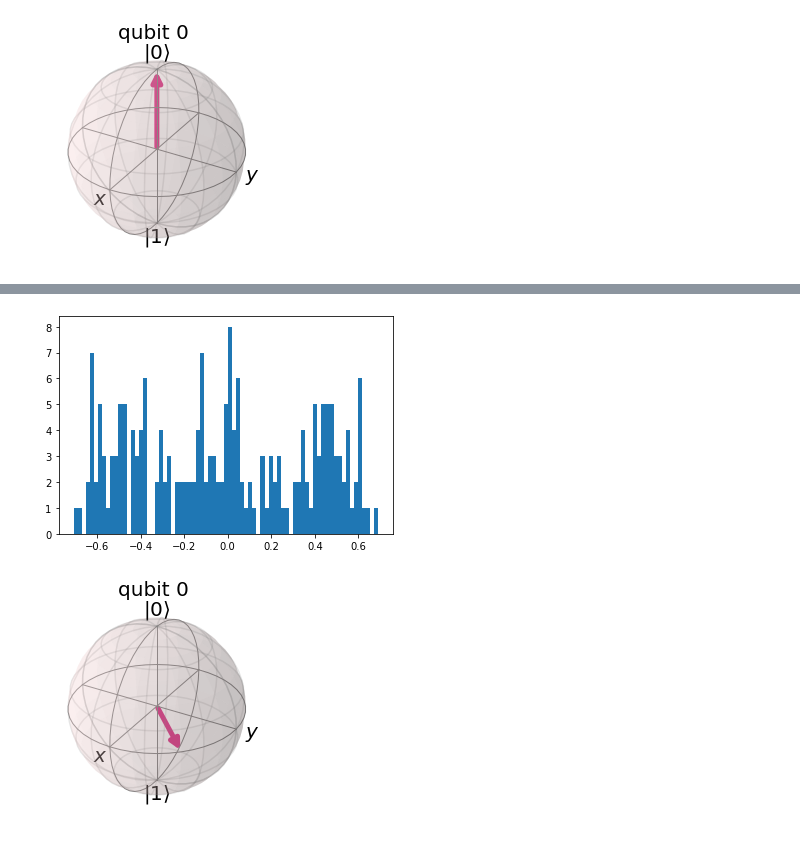
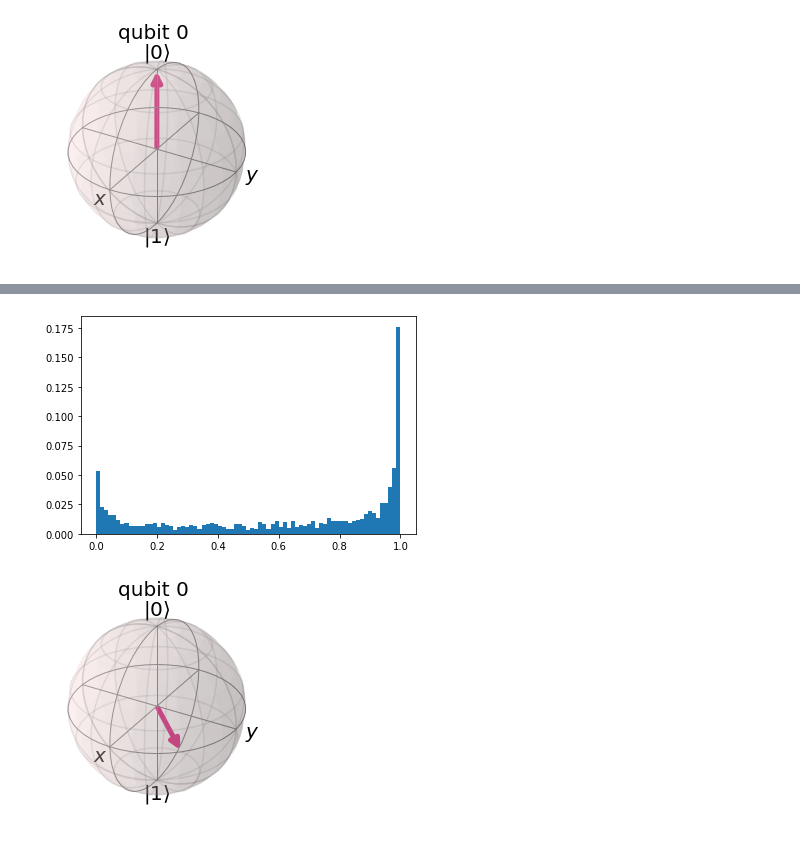
Before and after one commit to bagmk/Quantum_Machine_Learning_Express, a Jupyter notebook: Expressibility and entangling capability of parameterized quantum circuits/Untitled.ipynb, the cells around one changed output, grey strips where cells are left out. Cells and saved outputs as stored; diff of their text form; code cells hidden in the pictures.

```diff
--- a/Expressibility and entangling capability of parameterized quantum circuits/Untitled.ipynb
+++ b/Expressibility and entangling capability of parameterized quantum circuits/Untitled.ipynb
@@ -90,11 +90,11 @@ for x in range(nshot):
     count =result.get_counts()
 
     if '0' in count and '1' in count:
-        ratio=abs(1/math.sqrt(2)*math.sqrt(count['0']/nshot) +1/math.sqrt(2)*cmath.exp(j*th)*math.sqrt(count['1']/nshot))**2
+        ratio=abs(1/math.sqrt(2)*cmath.exp(-j*th/2)*math.sqrt(count['0']/nshot) +1/math.sqrt(2)*cmath.exp(j*th/2)*math.sqrt(count['1']/nshot))**2
     elif '0' in count and '1' not in count:
-        ratio=abs(1/math.sqrt(2)*math.sqrt(count['0']/nshot))**2
+        ratio=abs(1/math.sqrt(2)*cmath.exp(-j*th/2)*math.sqrt(count['0']/nshot))**2
     else:
-        ratio=abs(1/math.sqrt(2)*cmath.exp(j*th)*math.sqrt(count['1']/nshot))**2
+        ratio=abs(1/math.sqrt(2)*cmath.exp(j*th/2)*math.sqrt(count['1']/nshot))**2
 
 
     fedelity.append(ratio)
@@ -107,4 +107,10 @@ plt.show()
 # %%
+th=2*pi*random()
+qr = QuantumRegister(1)
+cr = ClassicalRegister(1)
+qc = QuantumCircuit(qr, cr)
+qc.h(qr[0])
+qc.rz(th, qr[0])
 svsim = Aer.get_backend('statevector_simulator')
 qobj = assemble(qc)
 state = svsim.run(qobj).result().get_statevector()
@@ -114,31 +140,38 @@ plot_bloch_multivector(state)
 # %%
 backend = Aer.get_backend('qasm_simulator')
-nshot=200
+nshot=2000
 fedelity=[]
 for x in range(nshot):
     th1=2*pi*random()
     th2=2*pi*random()
     qr = QuantumRegister(1)
     cr = ClassicalRegister(1)
     qc = QuantumCircuit(qr, cr)
     qc.h(qr[0])
     qc.rz(th1, qr[0])
     qc.rx(th2, qr[0])
 
     qc.measure(qr[0],cr[0])
     job = execute(qc, backend, shots=nshot)
     result = job.result()
     count =result.get_counts()
 
-    if '0' in count:
-        ratio=math.cos(th1)*count['0']/nshot
+    if '0' in count and '1' in count:
+        ratio=abs(1/math.sqrt(2)*(math.cos((th1-th2)/2)-j*math.sin((th1+th2)/2))*math.sqrt(count['0']/nshot)
+                  +1/math.sqrt(2)*(math.cos((th1+th2)/2)-j*math.sin((th1-th2)/2))*math.sqrt(count['1']/nshot))**2
+    elif '0' in count and '1' not in count:
+        ratio=abs(1/math.sqrt(2)*(math.cos((th1-th2)/2)-j*math.sin((th1+th2)/2))*math.sqrt(count['0']/nshot) )**2
     else:
-        ratio=0
+        ratio=abs(1/math.sqrt(2)*(math.cos((th1+th2)/2)-j*math.sin((th1-th2)/2))*math.sqrt(count['1']/nshot))**2
+
+
     fedelity.append(ratio)
-plt.hist(fedelity, bins=75)
+
+weights = np.ones_like(fedelity)/float(len(fedelity))
+plt.hist(fedelity, bins=75, weights=weights)
 plt.show()
 # %% [output]
-[figure, old version]
+[figure, new version]
 # %%
 qr = QuantumRegister(1)
 cr = ClassicalRegister(1)
```
Also changed, not shown: parts of 8 cells of this notebook.
